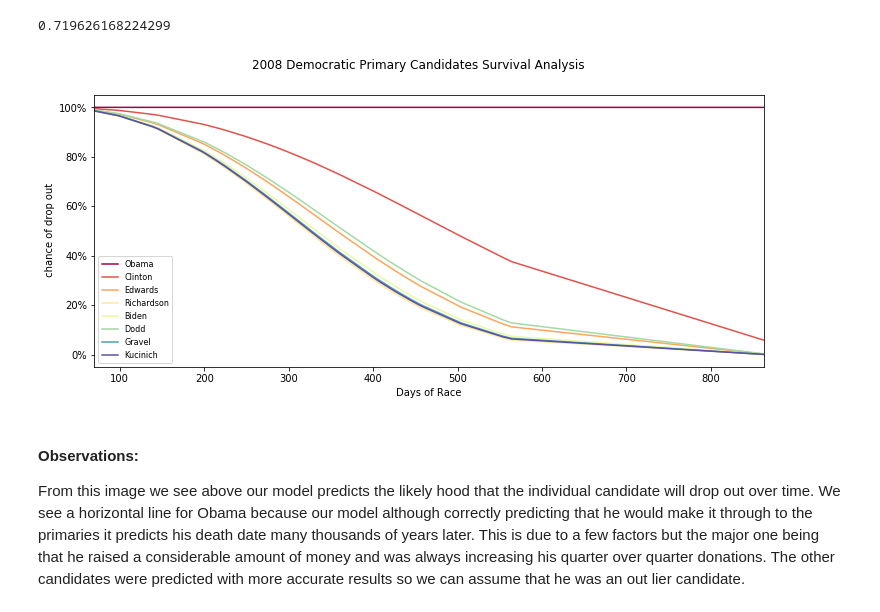
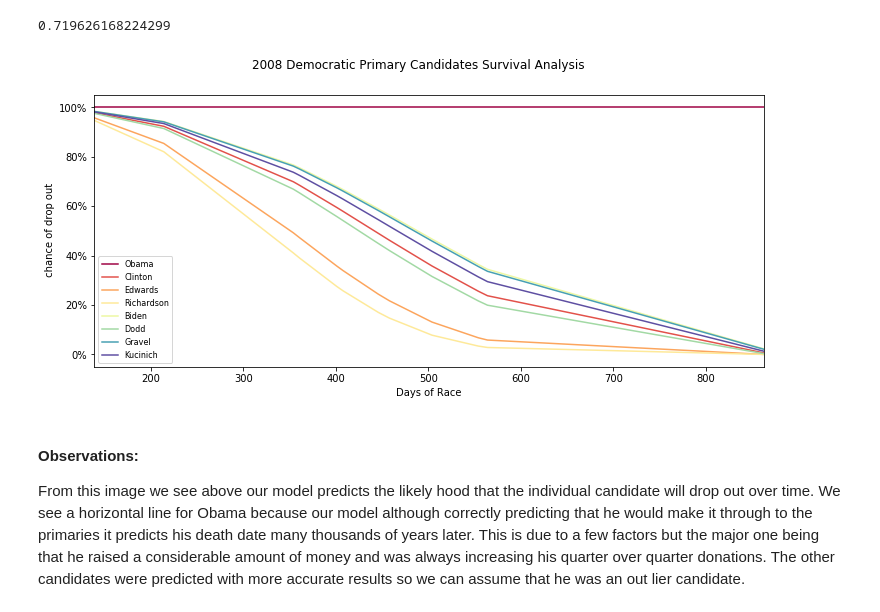
Before and after one commit to njread/Survival_Analysis_Capstone, a Jupyter notebook: Code/modeling/Modeling.ipynb, the cells around one changed output. Cells and saved outputs as stored; diff of their text form; code cells hidden in the pictures.

```diff
--- a/Code/modeling/Modeling.ipynb
+++ b/Code/modeling/Modeling.ipynb
@@ -66,4 +65,4 @@ df_2020_model_DM = pd.read_csv('../../Data/Model/2020_modeling_DCCC.csv')
 df_rep_2008 = df_2008_model_REP.drop(columns=['Unnamed: 0','Candidate'])
 df_dm_2008 = df_2008_model_DM.drop(columns=['Unnamed: 0','Candidate'])
 # %%
-df_2008_all_cand = pd.concat([df_gop_2008,df_dccc_2008])
+df_2008_all_cand = pd.concat([df_rep_2008,df_dm_2008])
@@ -128,13 +147,13 @@ Optimization terminated successfully.    (Exit mode 0)
 # %%
-ax = wft.predict_survival_function(df_dccc_2008).plot(figsize=(12,5),cmap = "Spectral")
+ax = wft.predict_survival_function(df_dm_2008).plot(figsize=(12,5),cmap = "Spectral")
 plt.suptitle('2008 Democratic Primary Candidates Survival Analysis', fontsize=12)
 plt.ylabel(' chance of drop out')
 ax.yaxis.set_major_formatter(mtick.PercentFormatter(1.0))
 plt.xlabel('Days of Race')
 plt.legend(['Obama','Clinton','Edwards','Richardson',
             'Biden','Dodd','Gravel','Kucinich'],loc=3, prop={'size': 8});
 # %% [output]
-[figure, old version]
+[figure, new version]
 # %% [markdown]
 #### Observations:
 From this image we see above our model predicts the likely hood that the individual candidate will drop out over time. We see a horizontal line for Obama because our model although correctly predicting that he would make it through to the primaries it predicts his death date many thousands of years later. This is due to a few factors but the major one being that he raised a considerable amount of money and was always increasing his quarter over quarter donations. The other candidates were predicted with more accurate results so we can assume that he was an out lier candidate.
```
Also changed, not shown: parts of 27 cells of this notebook.
